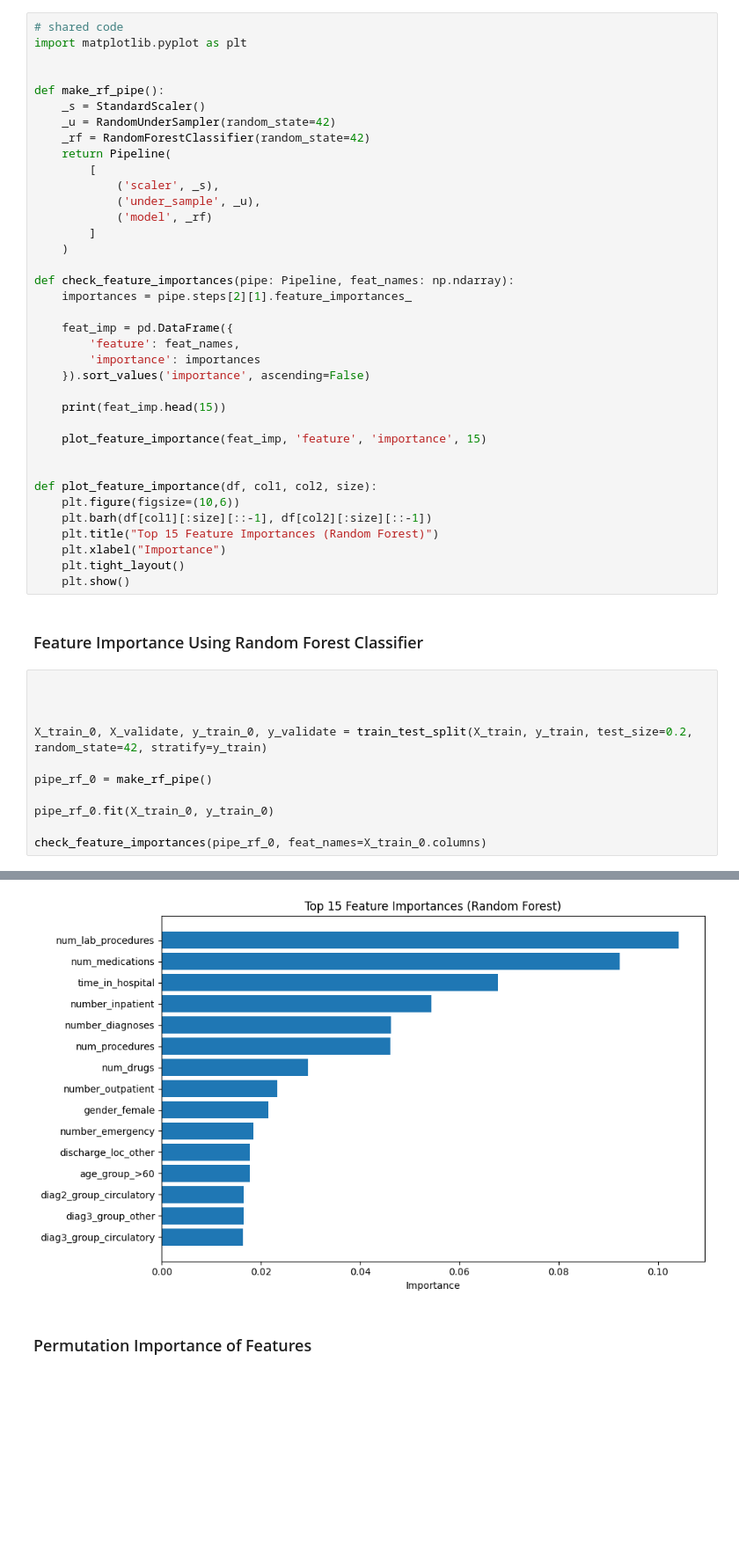
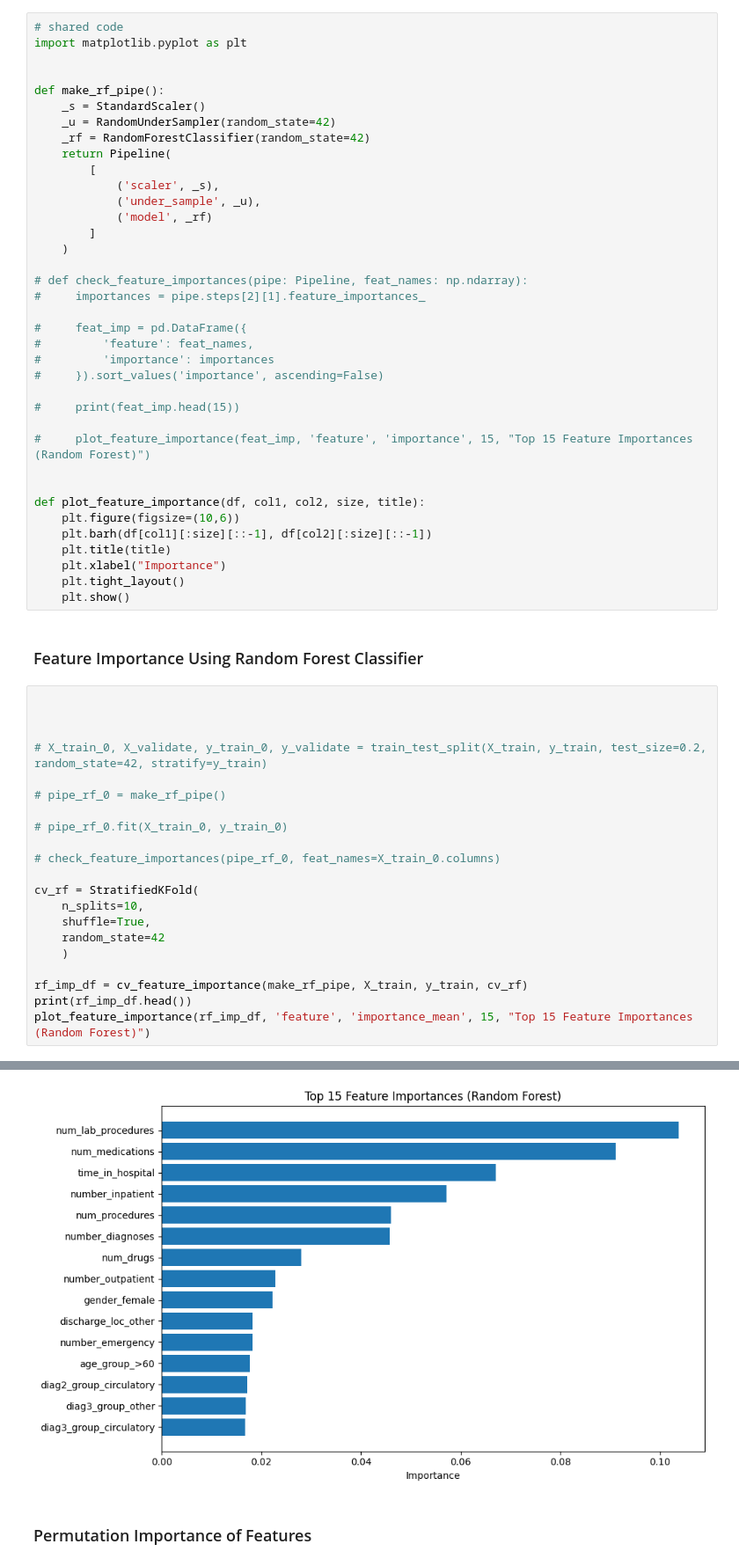
Before and after one commit to meaton96/Eaton_633_Project, a Jupyter notebook: notebooks/02_Random_Forest.ipynb, the cells around one changed output, grey strips where cells are left out. Shown at 88% size. Saved outputs shown, nothing was run; the diff lists cells and outputs as text; blank space fills up the shorter version.

```diff
--- a/notebooks/02_Random_Forest.ipynb
+++ b/notebooks/02_Random_Forest.ipynb
@@ -91,23 +133,23 @@ def make_rf_pipe():
         ]
     )
 
-def check_feature_importances(pipe: Pipeline, feat_names: np.ndarray):
-    importances = pipe.steps[2][1].feature_importances_
+# def check_feature_importances(pipe: Pipeline, feat_names: np.ndarray):
+#     importances = pipe.steps[2][1].feature_importances_
 
-    feat_imp = pd.DataFrame({
-        'feature': feat_names,
-        'importance': importances
-    }).sort_values('importance', ascending=False)
+#     feat_imp = pd.DataFrame({
+#         'feature': feat_names,
+#         'importance': importances
+#     }).sort_values('importance', ascending=False)
 
-    print(feat_imp.head(15))
+#     print(feat_imp.head(15))
 
-    plot_feature_importance(feat_imp, 'feature', 'importance', 15)
+#     plot_feature_importance(feat_imp, 'feature', 'importance', 15, "Top 15 Feature Importances (Random Forest)")
 
 
-def plot_feature_importance(df, col1, col2, size):
+def plot_feature_importance(df, col1, col2, size, title):
     plt.figure(figsize=(10,6))
     plt.barh(df[col1][:size][::-1], df[col2][:size][::-1])
-    plt.title("Top 15 Feature Importances (Random Forest)")
+    plt.title(title)
     plt.xlabel("Importance")
     plt.tight_layout()
     plt.show()
@@ -117,11 +159,21 @@ def plot_feature_importance(df, col1, col2, size):
 
 
 
-X_train_0, X_validate, y_train_0, y_validate = train_test_split(X_train, y_train, test_size=0.2, random_state=42, stratify=y_train)
+# X_train_0, X_validate, y_train_0, y_validate = train_test_split(X_train, y_train, test_size=0.2, random_state=42, stratify=y_train)
 
-pipe_rf_0 = make_rf_pipe()
+# pipe_rf_0 = make_rf_pipe()
 
-pipe_rf_0.fit(X_train_0, y_train_0)
+# pipe_rf_0.fit(X_train_0, y_train_0)
 
-check_feature_importances(pipe_rf_0, feat_names=X_train_0.columns)
+# check_feature_importances(pipe_rf_0, feat_names=X_train_0.columns)
+
+cv_rf = StratifiedKFold(
+    n_splits=10,
+    shuffle=True,
+    random_state=42
+    )
+
+rf_imp_df = cv_feature_importance(make_rf_pipe, X_train, y_train, cv_rf)
+print(rf_imp_df.head())
+plot_feature_importance(rf_imp_df, 'feature', 'importance_mean', 15, "Top 15 Feature Importances (Random Forest)")
 # %% [output]
@@ -144,4 +186,4 @@ check_feature_importances(pipe_rf_0, feat_names=X_train_0.columns)
-[figure, old version]
+[figure, new version]
 # %% [markdown]
 ### Permutation Importance of Features
 # %%
```
Also changed, not shown: parts of 11 cells of this notebook.
